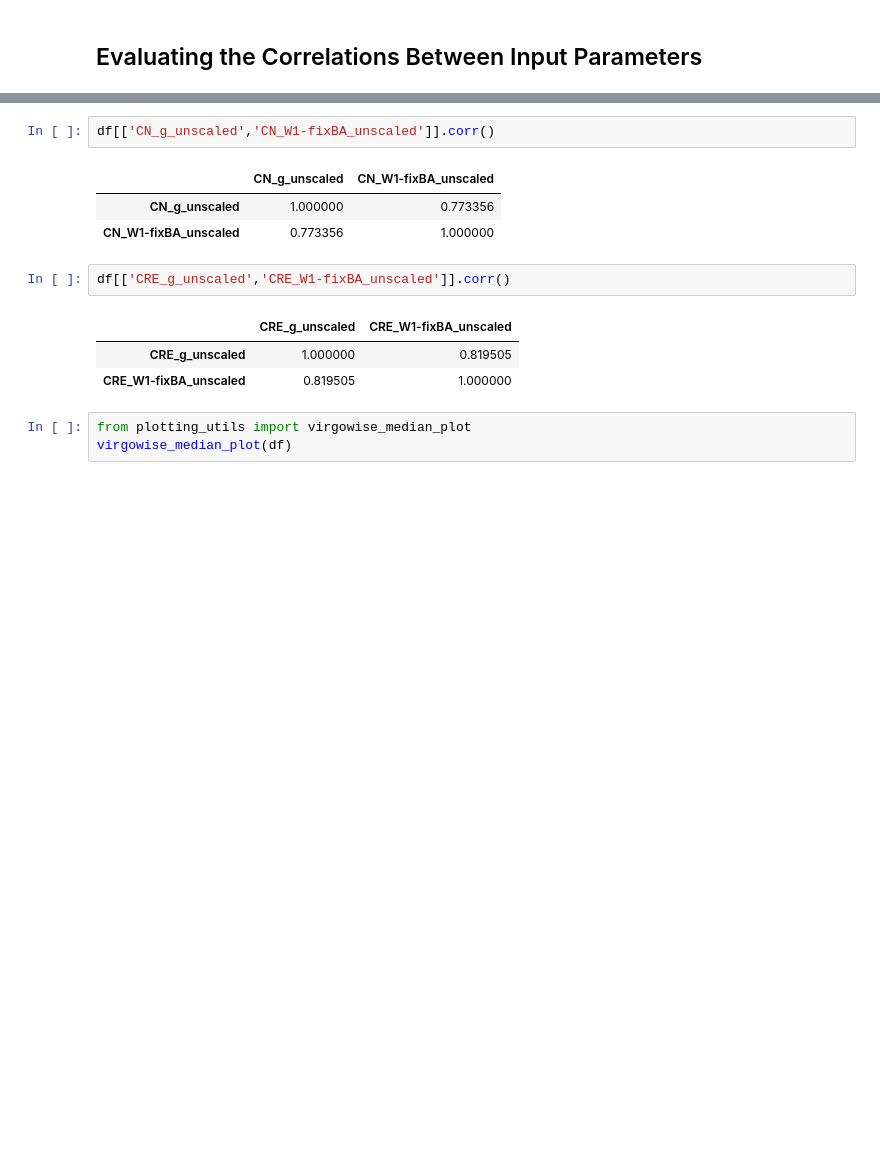
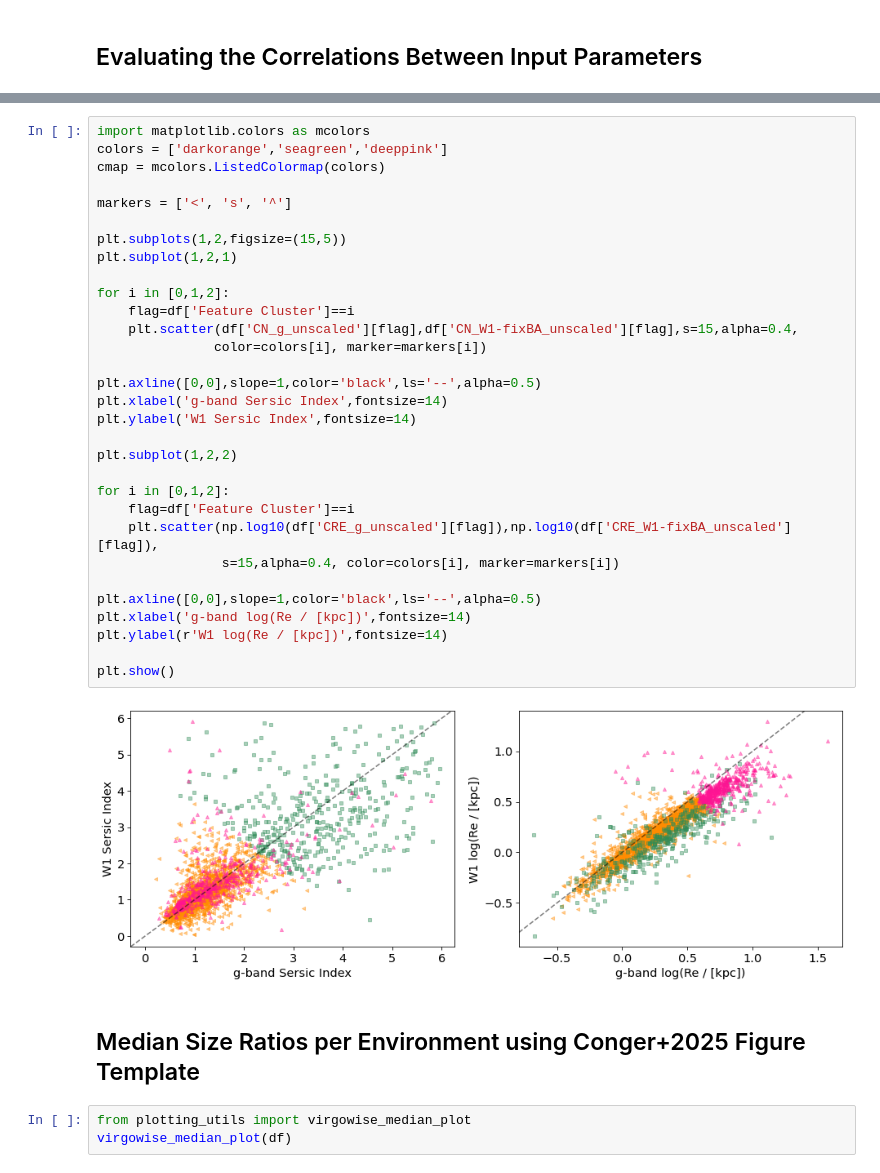
Before and after one commit to gammaspire/machine-learning, a Jupyter notebook: galaxy_feature_clustering/feature_clustering.ipynb, the cells around one changed output, grey strips where cells are left out. Cells and saved outputs as stored; diff of their text form; blank space fills up the shorter version.

```diff
--- a/galaxy_feature_clustering/feature_clustering.ipynb
+++ b/galaxy_feature_clustering/feature_clustering.ipynb
@@ -596,15 +595,38 @@ plt.show()
-# %%
-df[['CN_g_unscaled','CN_W1-fixBA_unscaled']].corr()
-# %% [output]
-|  | CN_g_unscaled | CN_W1-fixBA_unscaled |
-| CN_g_unscaled | 1.000000 | 0.773356 |
-| CN_W1-fixBA_unscaled | 0.773356 | 1.000000 |
-# %%
-df[['CRE_g_unscaled','CRE_W1-fixBA_unscaled']].corr()
-# %% [output]
-|  | CRE_g_unscaled | CRE_W1-fixBA_unscaled |
-| CRE_g_unscaled | 1.000000 | 0.819505 |
-| CRE_W1-fixBA_unscaled | 0.819505 | 1.000000 |
+# %%
+import matplotlib.colors as mcolors
+colors = ['darkorange','seagreen','deeppink']
+cmap = mcolors.ListedColormap(colors)
+
+markers = ['<', 's', '^']
+
+plt.subplots(1,2,figsize=(15,5))
+plt.subplot(1,2,1)
+
+for i in [0,1,2]:
+    flag=df['Feature Cluster']==i
+    plt.scatter(df['CN_g_unscaled'][flag],df['CN_W1-fixBA_unscaled'][flag],s=15,alpha=0.4,
+               color=colors[i], marker=markers[i])
+
+plt.axline([0,0],slope=1,color='black',ls='--',alpha=0.5)
+plt.xlabel('g-band Sersic Index',fontsize=14)
+plt.ylabel('W1 Sersic Index',fontsize=14)
+
+plt.subplot(1,2,2)
+
+for i in [0,1,2]:
+    flag=df['Feature Cluster']==i
+    plt.scatter(np.log10(df['CRE_g_unscaled'][flag]),np.log10(df['CRE_W1-fixBA_unscaled'][flag]),
+                s=15,alpha=0.4, color=colors[i], marker=markers[i])
+
+plt.axline([0,0],slope=1,color='black',ls='--',alpha=0.5)
+plt.xlabel('g-band log(Re / [kpc])',fontsize=14)
+plt.ylabel(r'W1 log(Re / [kpc])',fontsize=14)
+
+plt.show()
+# %% [output]
+[figure, added]
+# %% [markdown]
+## Median Size Ratios per Environment using Conger+2025 Figure Template
 # %%
 from plotting_utils import virgowise_median_plot
 virgowise_median_plot(df)
```
Also changed, not shown: parts of 1 cell of this notebook.
